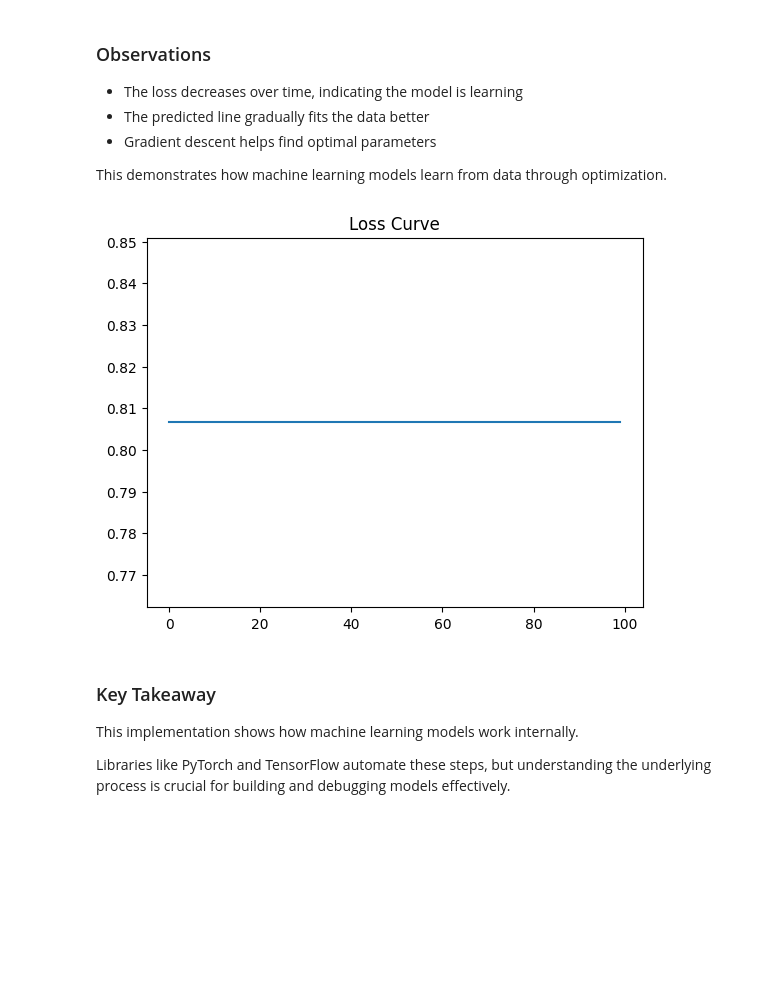
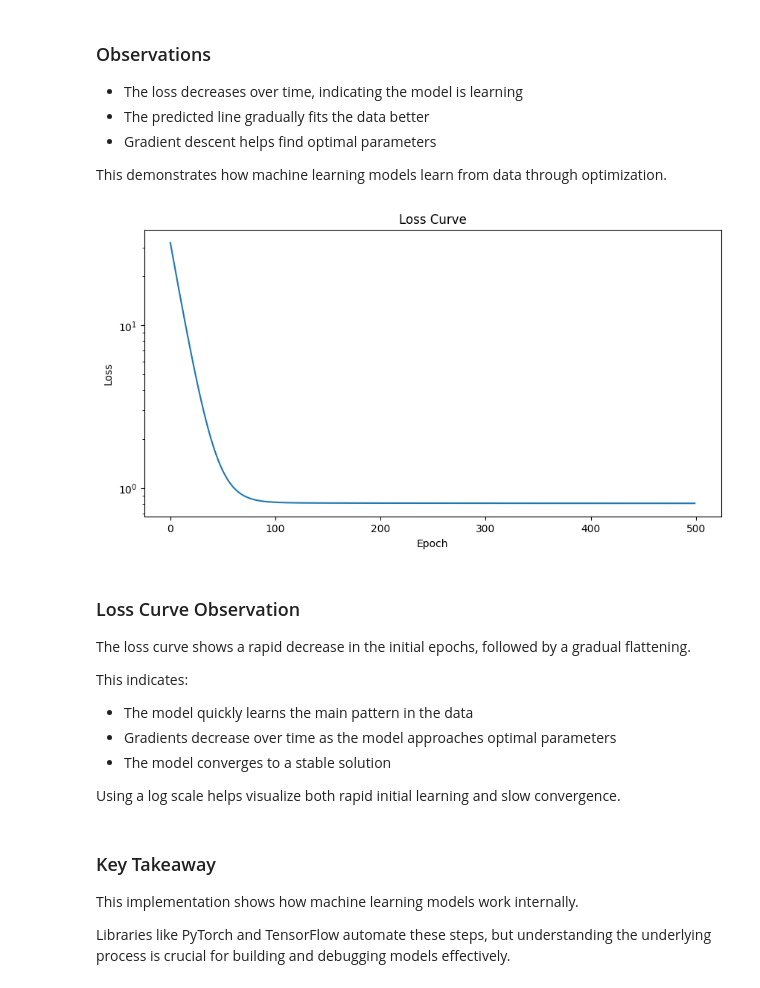
Before and after one commit to rishitharaj/ml-engineer-journey, a Jupyter notebook: week1/linear_regression_from_scratch.ipynb, the cells around one changed output. Saved outputs shown, nothing was run; the diff lists cells and outputs as text; code cells hidden in the pictures; blank space fills up the shorter version.

```diff
--- a/week1/linear_regression_from_scratch.ipynb
+++ b/week1/linear_regression_from_scratch.ipynb
@@ -150,13 +152,16 @@ Choosing the right learning rate is important for efficient training.
 # %%
 # Training Loop
 
-learning_rate = 0.1
-epochs = 100
+losses = []
+
+learning_rate = 0.01
+epochs = 500
 
 for epoch in range(epochs):
     y_pred = predict(X, W, b)
 
     loss = compute_loss(y, y_pred)
+    losses.append(loss)   # ✅ Track here
 
     dW, db = compute_gradients(X, y, y_pred)
 
@@ -196,17 +208,26 @@ This demonstrates how machine learning models learn from data through optimizati
 # %%
 # Loss vs Epoch
 
-losses = []
-
-for epoch in range(epochs):
-    ...
-    losses.append(loss)
-
+plt.figure(figsize=(10,5))
 plt.plot(losses)
 plt.title("Loss Curve")
+plt.xlabel("Epoch")
+plt.ylabel("Loss")
+plt.yscale('log')
 plt.show()
 # %% [output]
-[figure, old version]
+[figure, new version]
+# %% [markdown]
+### Loss Curve Observation
+
+The loss curve shows a rapid decrease in the initial epochs, followed by a gradual flattening.
+
+This indicates:
+- The model quickly learns the main pattern in the data
+- Gradients decrease over time as the model approaches optimal parameters
+- The model converges to a stable solution
+
+Using a log scale helps visualize both rapid initial learning and slow convergence.
 # %% [markdown]
 ### Key Takeaway
 
```
Also changed, not shown: parts of 2 cells of this notebook.
